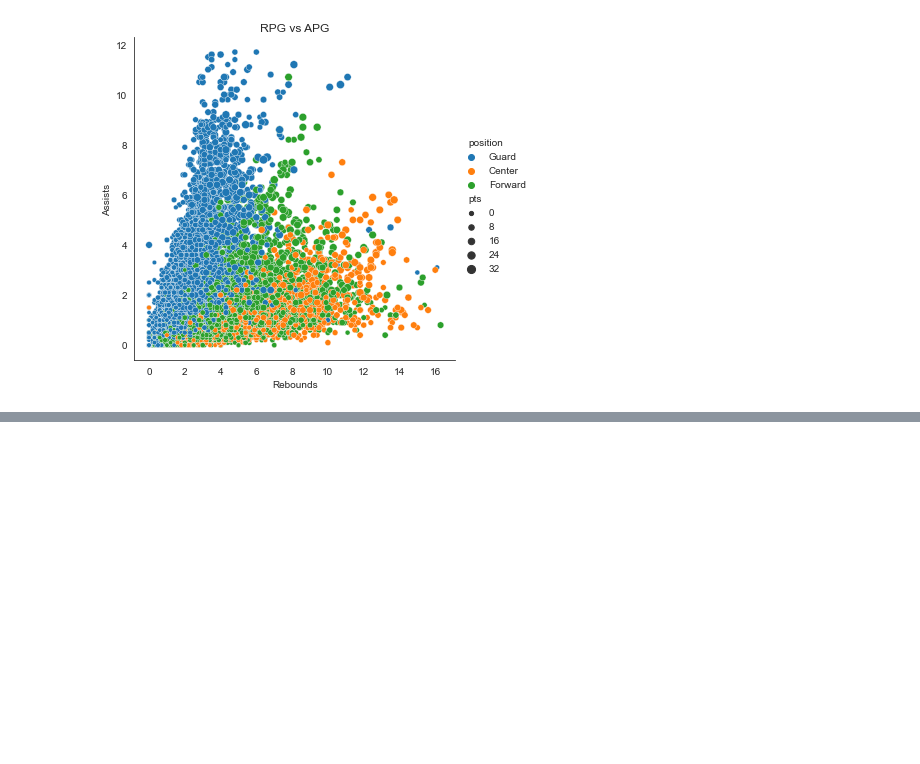
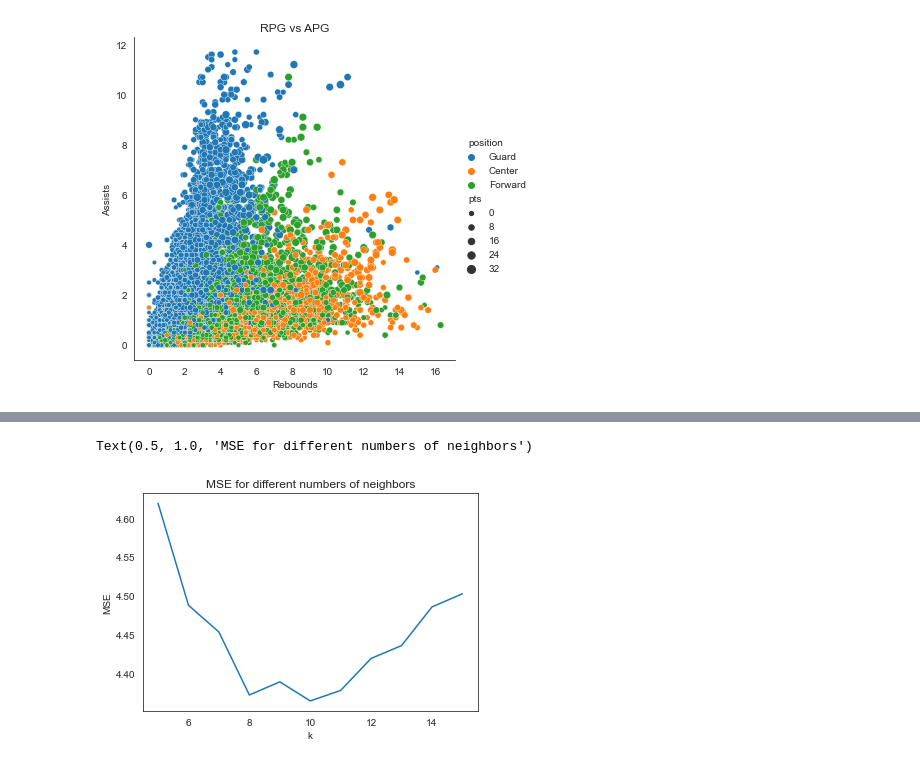
Before and after one commit to Ovalle3/nba-data-analysis, a Jupyter notebook: nba_2019.ipynb, the cells around one changed output, grey strips where cells are left out. Cells and saved outputs as stored; diff of their text form; code cells hidden in the pictures; blank space fills up the shorter version.

```diff
--- a/nba_2019.ipynb
+++ b/nba_2019.ipynb
@@ -170,0 +411,7 @@ Text(12.690694444444453, 0.5, 'Assists')
+# %%
+x_train,x_test,y_train,y_test = train_test_split(x,y,test_size = 0.2)
+# %%
+scaler = MinMaxScaler()
+# %%
+x_train_scaled = scaler.fit_transform(x_train)
+x_test_scaled = scaler.fit_transform(x_test)
@@ -170,0 +420,9 @@ Text(12.690694444444453, 0.5, 'Assists')
+# %%
+mses = []
+for k in range(5,16):
+    print("Now computing MSE for k= ",k)
+    iknn_scaled = KNeighborsRegressor(n_neighbors = k)
+    iknn_scaled.fit(x_train_scaled, y_train)
+    iy_pred_scaled = iknn_scaled.predict(x_test_scaled)
+    mse = mean_squared_error(iy_pred_scaled, y_test)
+    mses.append(mse)
@@ -170,0 +441,9 @@ Text(12.690694444444453, 0.5, 'Assists')
+# %%
+x = [5,6,7,8,9,10,11,12,13,14,15]
+plt.plot(x,mses)
+plt.xlabel("k")
+plt.ylabel("MSE")
+plt.title("MSE for different numbers of neighbors")
+# %% [output]
+Text(0.5, 1.0, 'MSE for different numbers of neighbors')
+[figure, added]
```
Also changed, not shown: parts of 52 cells of this notebook.
